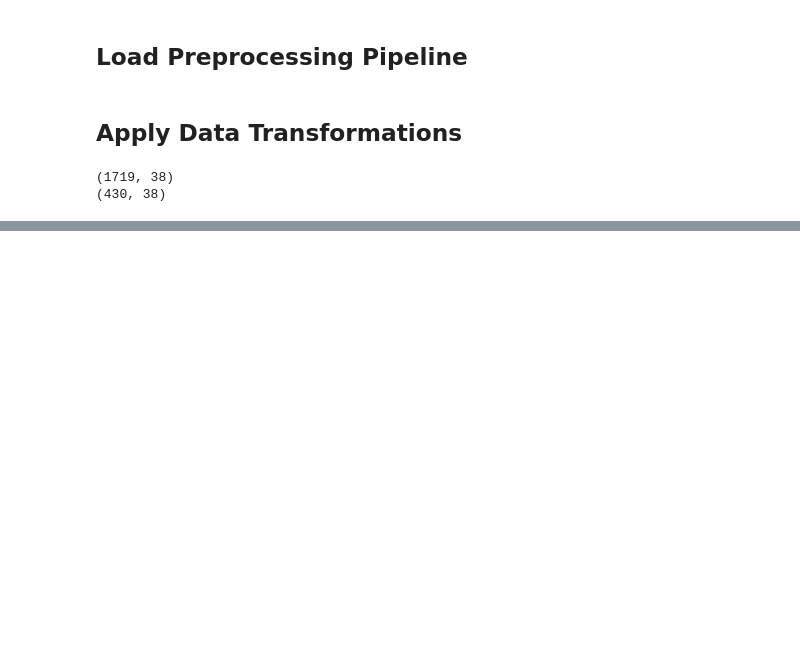
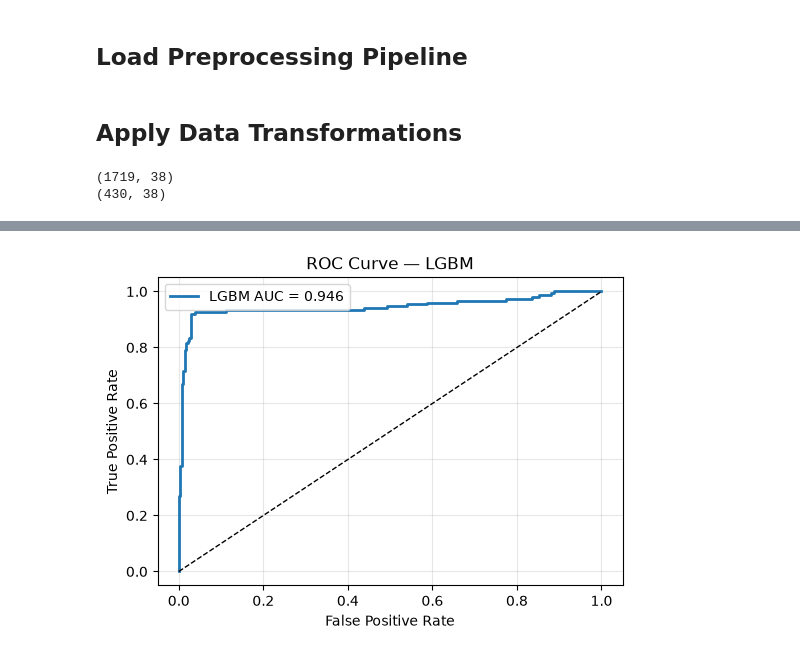
Before and after one commit to aneeshjo/Alzheimers-Prediction, a Jupyter notebook: notebooks/model_training.ipynb, the cells around one changed output, grey strips where cells are left out. Drawn from its saved outputs; the diff is of its cells as text; code cells hidden in the pictures; blank space fills up the shorter version.

```diff
--- a/notebooks/model_training.ipynb
+++ b/notebooks/model_training.ipynb
@@ -305,0 +383,4 @@ def run_pipeline(model, preprocessor, X_train, X_test, y_train):
+# %%
+plot_roc_curve(y_true=y_test,y_proba=lgbm_proba,model_name="LGBM")
+# %% [output]
+[figure, added]
```
Also changed, not shown: parts of 41 cells of this notebook, 5 other files.
